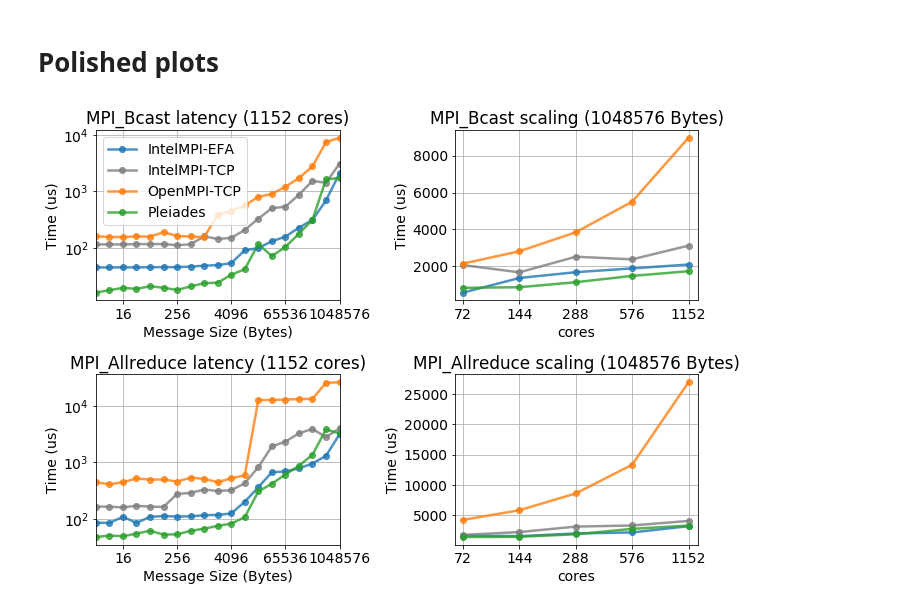
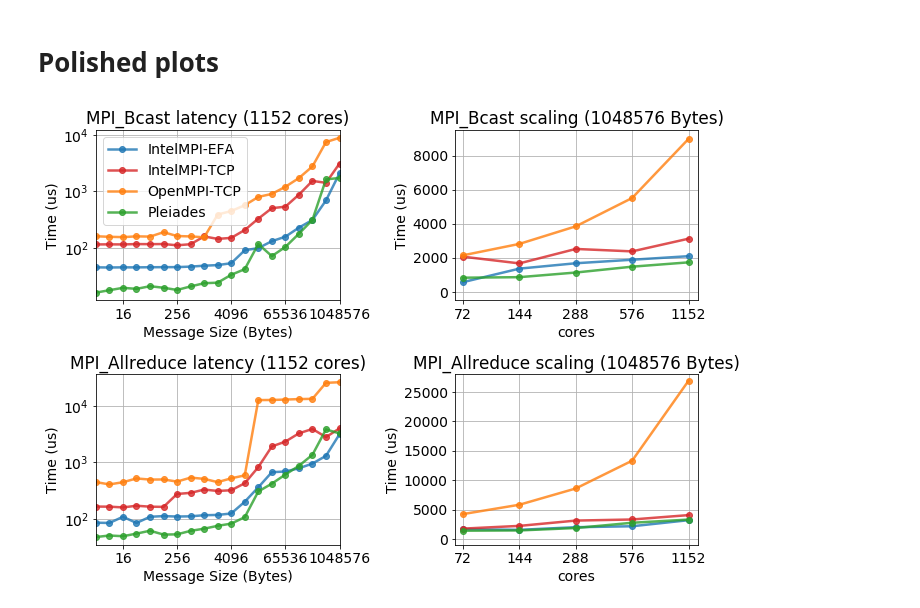
Before and after one commit to JiaweiZhuang/aws-mpi-benchmark, a Jupyter notebook: notebooks/collective_compare_pleiades.ipynb, the cells around one changed output. Saved outputs shown, nothing was run; the diff lists cells and outputs as text; code cells hidden in the pictures.

```diff
--- a/notebooks/collective_compare_pleiades.ipynb
+++ b/notebooks/collective_compare_pleiades.ipynb
@@ -204,33 +206,36 @@ plt.rcParams['font.size'] = 14
 
 fig, axes = plt.subplots(2, 2, figsize=[10, 7])
 
-colors = ['C0', 'C7', 'C1', 'C2']
+colors = ['C0', 'C3', 'C1', 'C2']
 plot_kwargs = dict(color=colors, linewidth=2.5, alpha=0.8)
 
 plot_osu(df_mes[2:], ax=axes[0][0], x_start=2, legend=True, **plot_kwargs, logy=True)
 plot_osu(df_ad_mes, ax=axes[1][0], x_start=2, legend=False, **plot_kwargs, logy=True)
 
 df_cores.plot(ax=axes[0][1], marker='o', **plot_kwargs, logx=True, grid=True, legend=False)
 df_ad_cores.plot(ax=axes[1][1], marker='o', **plot_kwargs, logx=True, grid=True, legend=False)
 
 for ax in [axes[0][1], axes[1][1]]:
     ax.xaxis.set_major_formatter(ScalarFormatter())
     ax.minorticks_off()
 
     ax.set_xticks(df_cores.index.values)
     ax.set_xlim(65, 1300)
 
+axes[0][1].set_ylim(-500, 9500)
+axes[1][1].set_ylim(-1000, 28000)
+
 axes[0][0].set_title('MPI_Bcast latency (1152 cores)')
 axes[1][0].set_title('MPI_Allreduce latency (1152 cores)')
 
 axes[0][1].set_title('MPI_Bcast scaling (1048576 Bytes)')
 axes[1][1].set_title('MPI_Allreduce scaling (1048576 Bytes)')
 
 for ax in axes.flatten():
     ax.set_ylabel('Time (us)')
 
 fig.tight_layout()
 
 fig.savefig('collectives_compare.png', dpi=300)
 # %% [output]
-[figure, old version]
+[figure, new version]
```
Also changed, not shown: parts of 1 cell of this notebook.
